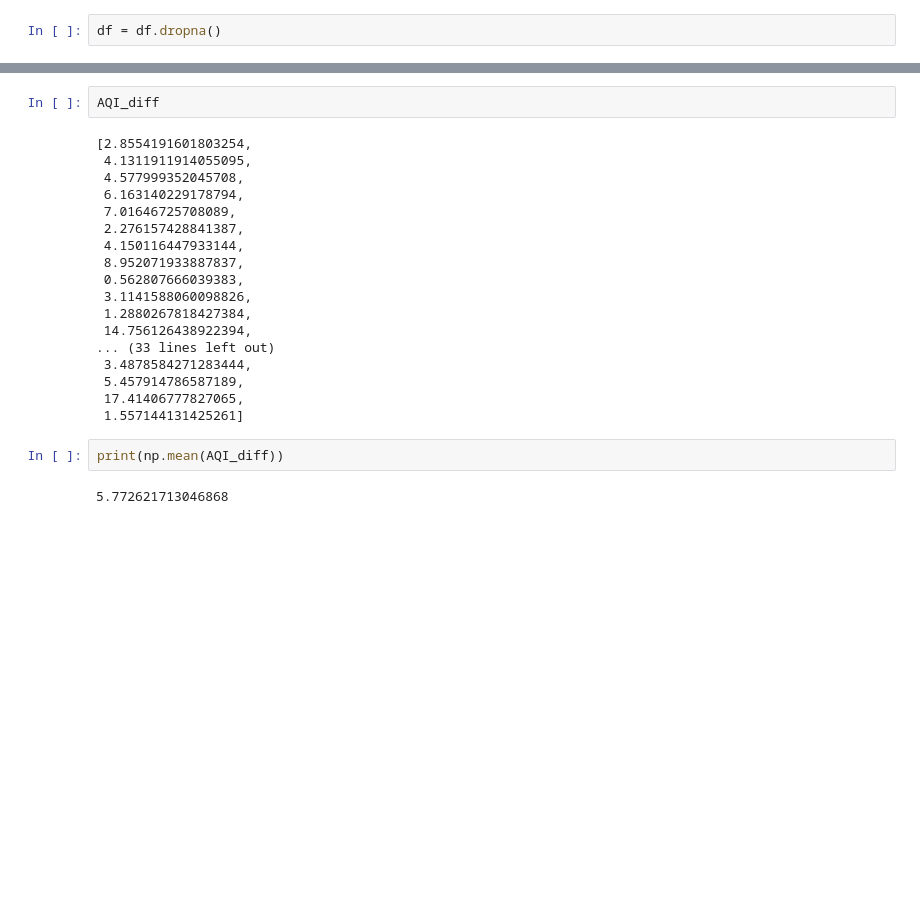
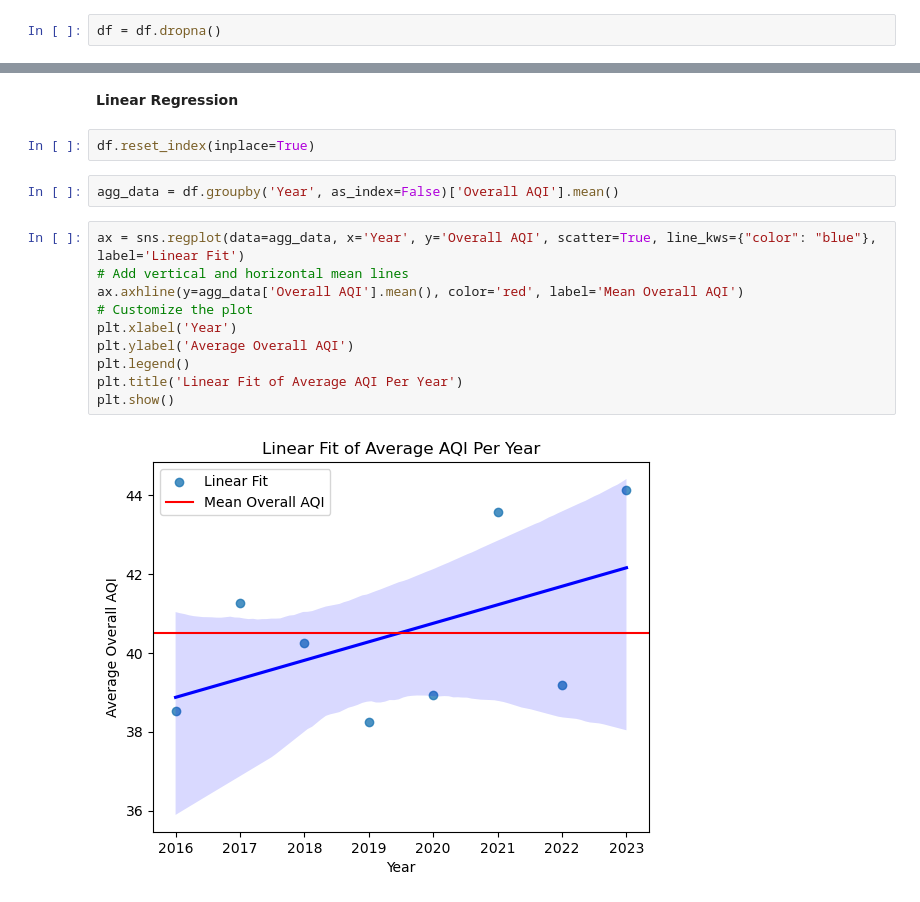
Before and after one commit to Rahib-Khan/Air_Quality_Predictor, a Jupyter notebook: src/data-model.ipynb, the cells around one changed output, grey strips where cells are left out. Cells and saved outputs as stored; diff of their text form; blank space fills up the shorter version.

```diff
--- a/src/data-model.ipynb
+++ b/src/data-model.ipynb
@@ -226,24 +87,18 @@ Predicted: 48.836859770821206 | Actual: 55
-# %%
-AQI_diff
-# %% [output]
-[2.8554191601803254,
- 4.1311911914055095,
- 4.577999352045708,
- 6.163140229178794,
- 7.01646725708089,
- 2.276157428841387,
- 4.150116447933144,
- 8.952071933887837,
- 0.562807666039383,
- 3.1141588060098826,
- 1.2880267818427384,
- 14.756126438922394,
-... (33 lines left out)
- 3.4878584271283444,
- 5.457914786587189,
- 17.41406777827065,
- 1.557144131425261]
-# %%
-print(np.mean(AQI_diff))
-# %% [output]
-5.772621713046868
+# %% [markdown]
+__**Linear Regression**__
+# %%
+df.reset_index(inplace=True)
+# %%
+agg_data = df.groupby('Year', as_index=False)['Overall AQI'].mean()
+# %%
+ax = sns.regplot(data=agg_data, x='Year', y='Overall AQI', scatter=True, line_kws={"color": "blue"}, label='Linear Fit')
+# Add vertical and horizontal mean lines
+ax.axhline(y=agg_data['Overall AQI'].mean(), color='red', label='Mean Overall AQI')
+# Customize the plot
+plt.xlabel('Year')
+plt.ylabel('Average Overall AQI')
+plt.legend()
+plt.title('Linear Fit of Average AQI Per Year')
+plt.show()
+# %% [output]
+[figure, added]
```
Also changed, not shown: parts of 17 cells of this notebook, 3 other files.
